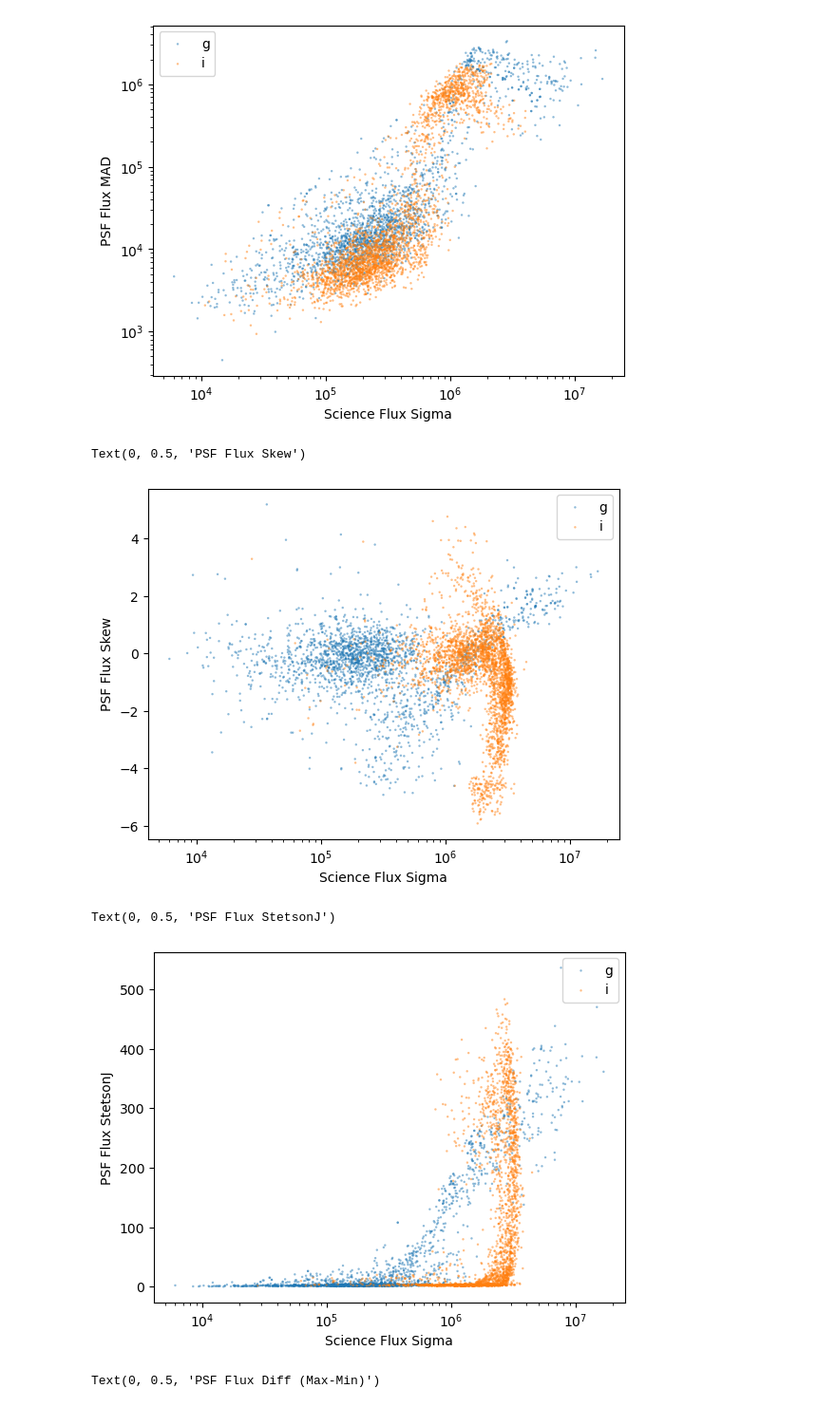
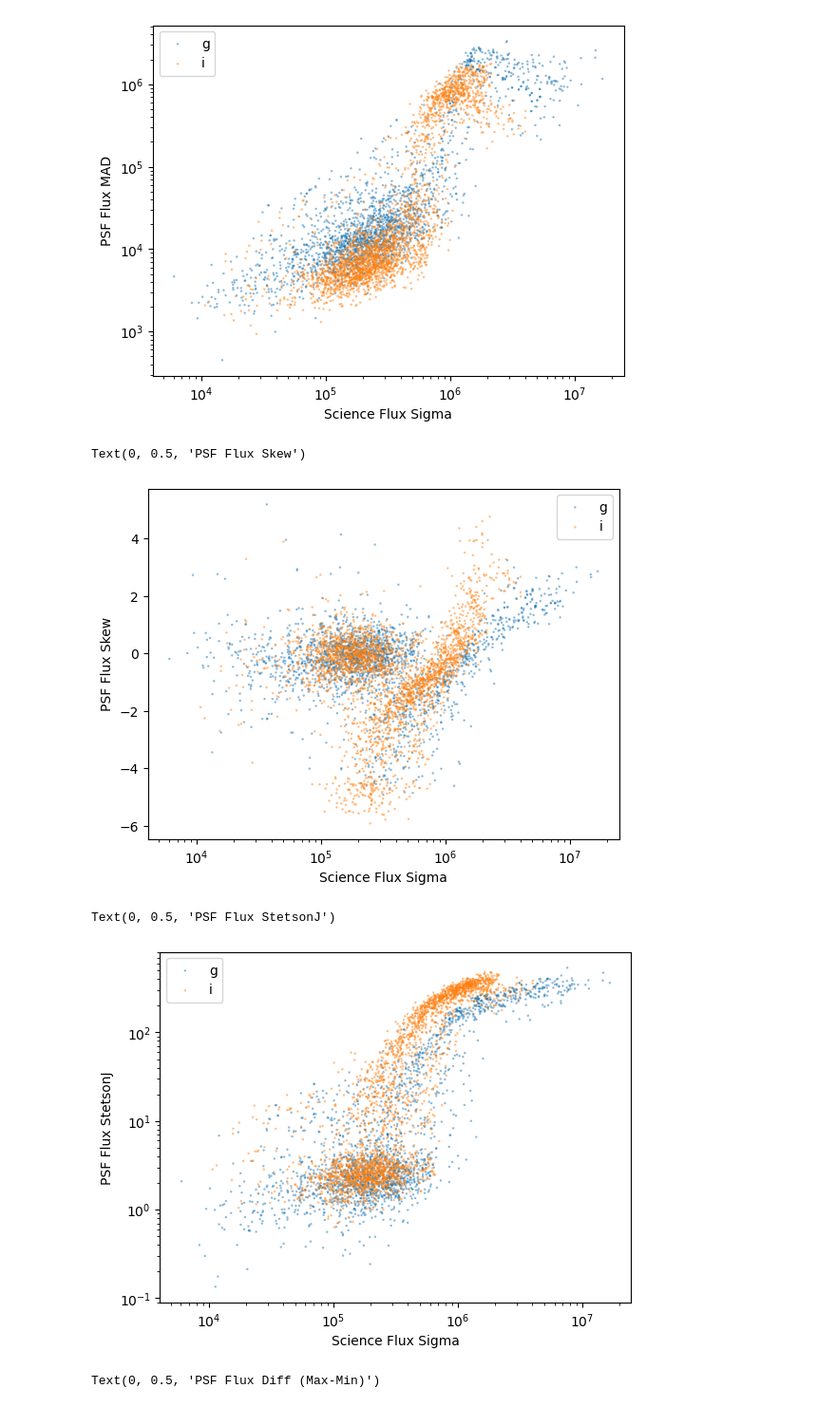
Before and after one commit to lsst-dm/ap_pipe-notebooks, a Jupyter notebook: notebooks/DM-38528-Saha-Bulge-Analysis-Oct2023.ipynb, the cells around one changed output. Shown at 95% size. Saved outputs shown, nothing was run; the diff lists cells and outputs as text; code cells hidden in the pictures.

Commit message:
Fix plots

```diff
--- a/notebooks/DM-38528-Saha-Bulge-Analysis-Oct2023.ipynb
+++ b/notebooks/DM-38528-Saha-Bulge-Analysis-Oct2023.ipynb
@@ -277,7 +278,7 @@ plt.figure()
 plt.scatter(variableSample_g[f'g_scienceFluxSigma'],
             variableSample_g[f'g_psfFluxSkew'],
             edgecolor='none',alpha=0.5, label="g", s=3)
-plt.scatter(variableSample_i[f'i_scienceFluxMean'],
+plt.scatter(variableSample_i[f'i_scienceFluxSigma'],
             variableSample_i[f'i_psfFluxSkew'],
             edgecolor='none',alpha=0.5, label="i", s=3)
 plt.legend()
@@ -286,22 +287,23 @@ plt.xlabel("Science Flux Sigma")
 plt.ylabel("PSF Flux Skew")
 # %% [output]
 Text(0, 0.5, 'PSF Flux Skew')
-[figure, old version]
+[figure, new version]
 # %%
 plt.figure()
 plt.scatter(variableSample_g[f'g_scienceFluxSigma'],
             variableSample_g[f'g_psfFluxStetsonJ'],
             edgecolor='none',alpha=0.5, label="g", s=3)
-plt.scatter(variableSample_i[f'i_scienceFluxMean'],
+plt.scatter(variableSample_i[f'i_scienceFluxSigma'],
             variableSample_i[f'i_psfFluxStetsonJ'],
             edgecolor='none',alpha=0.5, label="i", s=3)
 plt.legend()
 plt.xscale('log')
+plt.yscale('log')
 plt.xlabel("Science Flux Sigma")
 plt.ylabel("PSF Flux StetsonJ")
 # %% [output]
 Text(0, 0.5, 'PSF Flux StetsonJ')
-[figure, old version]
+[figure, new version]
 # %%
 plt.figure()
 plt.scatter(variableSample_g[f'g_scienceFluxSigma'],
```
Also changed, not shown: parts of 2 cells of this notebook.
